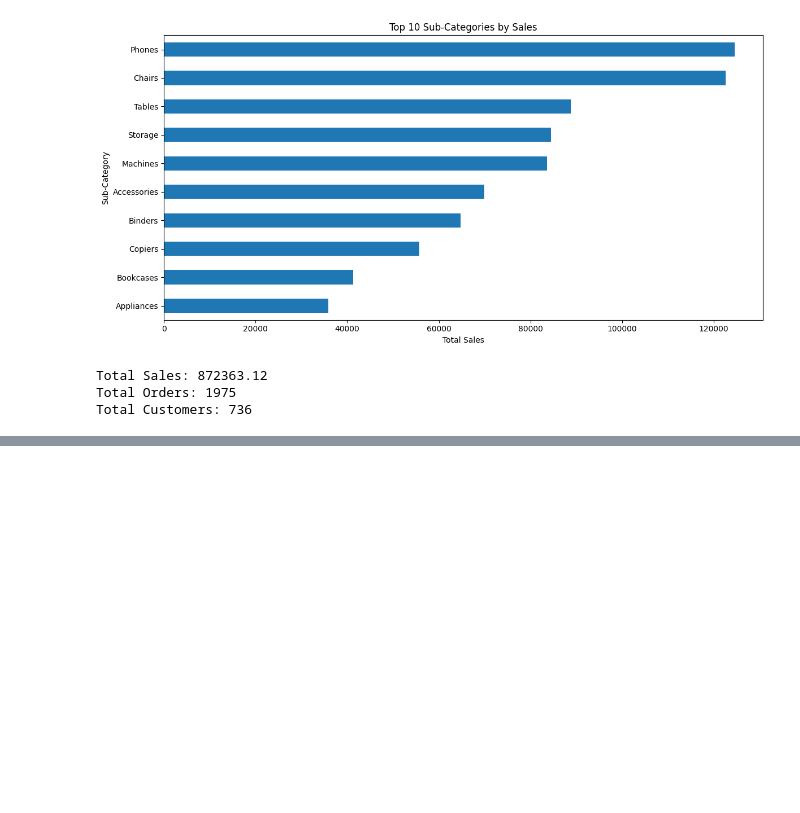
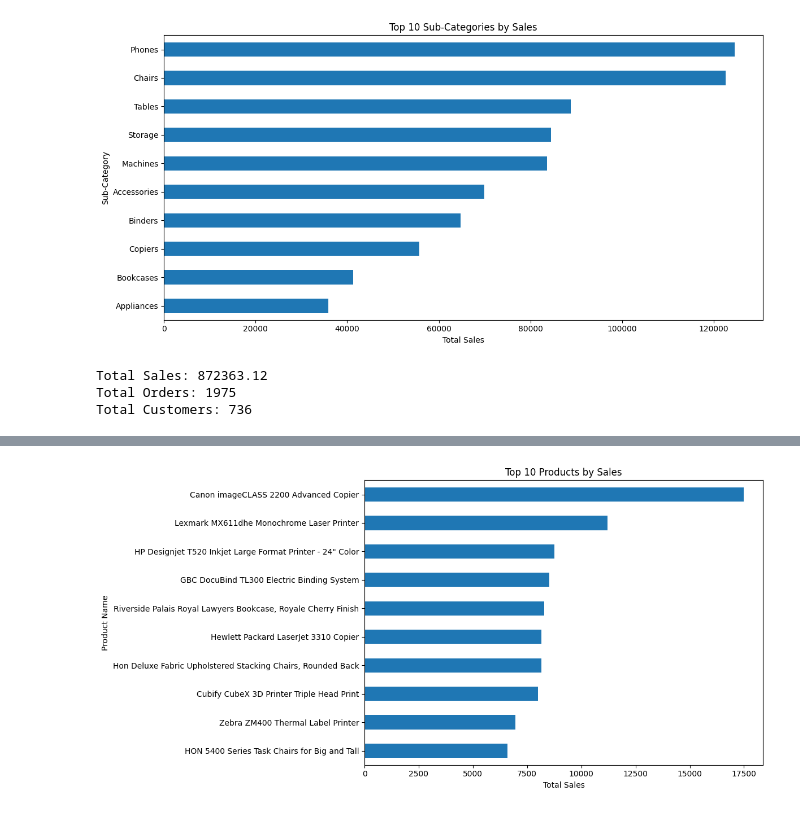
Before and after one commit to ahmd-byte/sales-perfomance-analysis, a Jupyter notebook: notebooks/sales_analysis.ipynb, the cells around one changed output, grey strips where cells are left out. Drawn from its saved outputs; the diff is of its cells as text; code cells hidden in the pictures; blank space fills up the shorter version.

```diff
--- a/notebooks/sales_analysis.ipynb
+++ b/notebooks/sales_analysis.ipynb
@@ -269,0 +339,10 @@ Total Customers: 736
+# %%
+#top 10 product by sales
+top_products = (
+    df_clean.groupby("Product Name")["Sales"]
+    .sum()
+    .sort_values(ascending=False)
+    .head(10)
+)
+
+top_products
@@ -269,0 +362,11 @@ Total Customers: 736
+# %%
+plt.figure(figsize=(12, 6))
+top_products.sort_values().plot(kind="barh")
+plt.title("Top 10 Products by Sales")
+plt.xlabel("Total Sales")
+plt.ylabel("Product Name")
+plt.tight_layout()
+plt.savefig("../images/top_10_products.png", dpi=300, bbox_inches="tight")
+plt.show()
+# %% [output]
+[figure, added]
```
Also changed, not shown: parts of 16 cells of this notebook, 6 other files.
